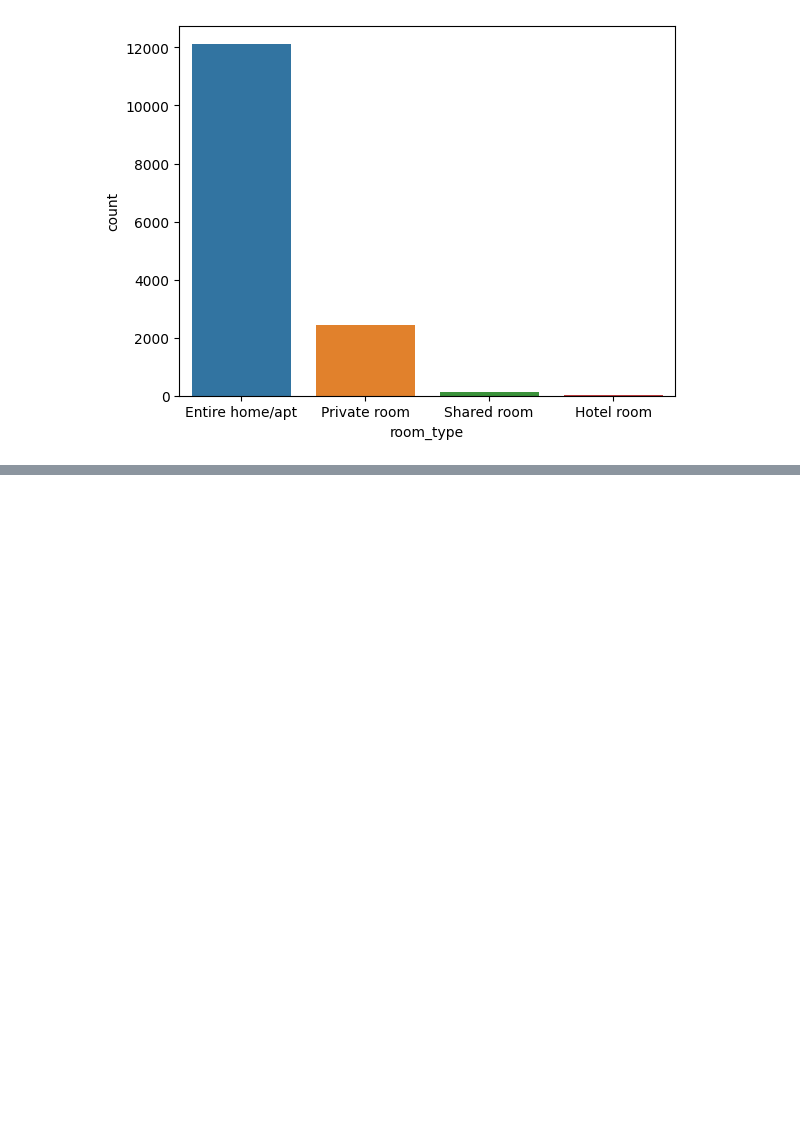
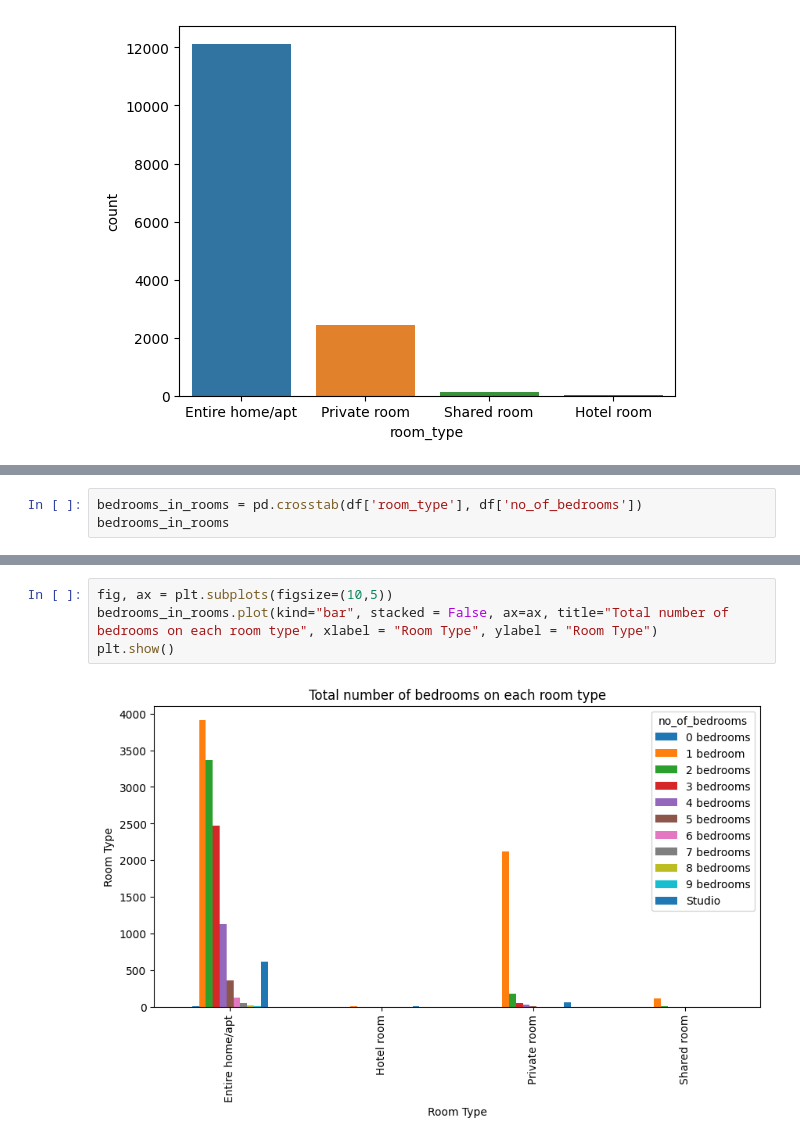
Before and after one commit to HatemGamal/ElectroPi, a Jupyter notebook: AirbnbDataAnalysis.ipynb, the cells around one changed output, grey strips where cells are left out. Cells and saved outputs as stored; diff of their text form; blank space fills up the shorter version.

```diff
--- a/AirbnbDataAnalysis.ipynb
+++ b/AirbnbDataAnalysis.ipynb
@@ -130,0 +285,3 @@ sns.countplot(x='room_type', data=df)
+# %%
+bedrooms_in_rooms = pd.crosstab(df['room_type'], df['no_of_bedrooms'])
+bedrooms_in_rooms
@@ -130,0 +295,6 @@ sns.countplot(x='room_type', data=df)
+# %%
+fig, ax = plt.subplots(figsize=(10,5))
+bedrooms_in_rooms.plot(kind="bar", stacked = False, ax=ax, title="Total number of bedrooms on each room type", xlabel = "Room Type", ylabel = "Room Type")
+plt.show()
+# %% [output]
+[figure, added]
```
Also changed, not shown: parts of 63 cells of this notebook.
